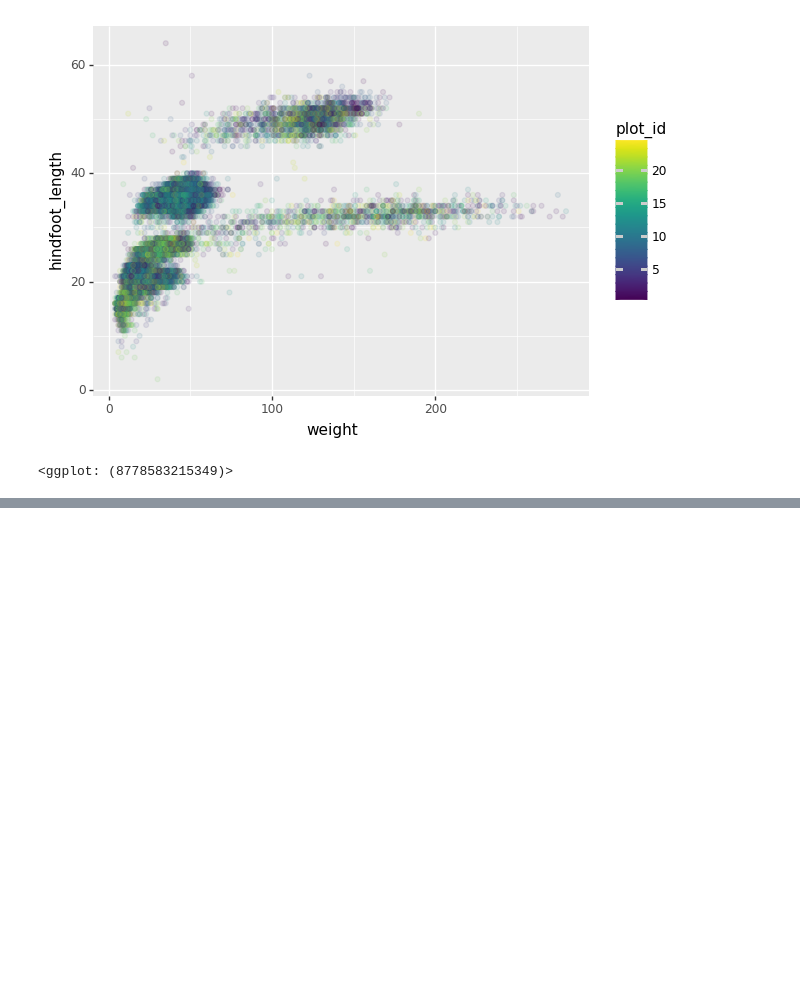
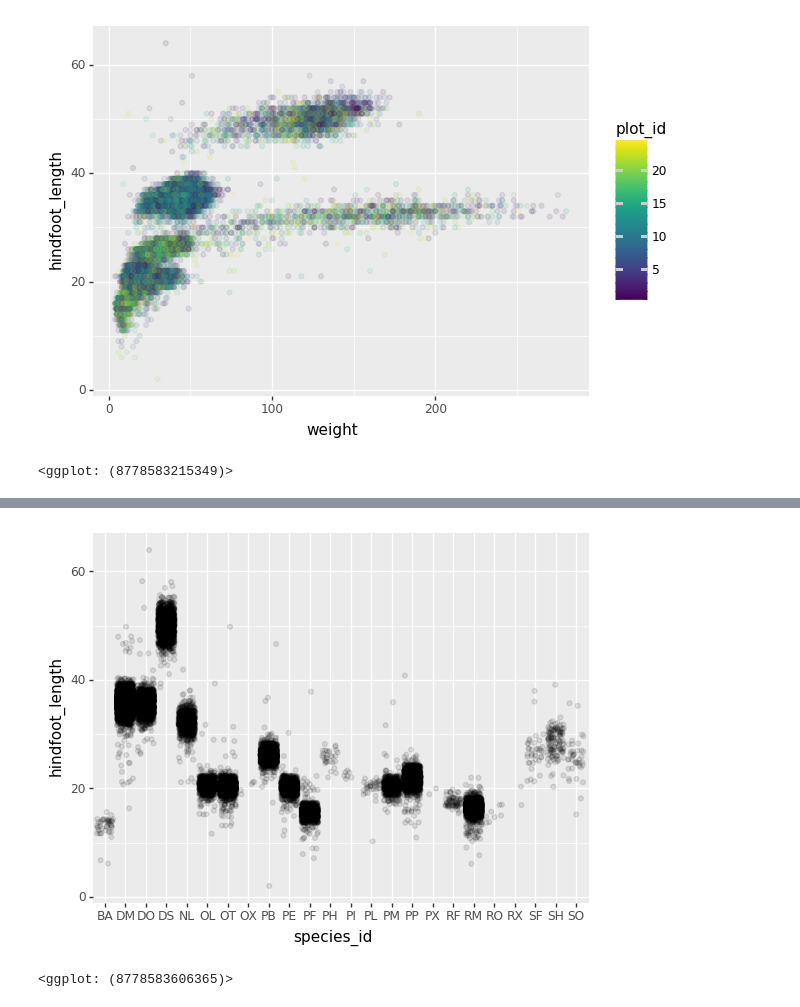
Before and after one commit to maglet/2020-fall-python-plotting, a Jupyter notebook: python-plotting.ipynb, the cells around one changed output, grey strips where cells are left out. Cells and saved outputs as stored; diff of their text form; code cells hidden in the pictures; blank space fills up the shorter version.

```diff
--- a/python-plotting.ipynb
+++ b/python-plotting.ipynb
@@ -86,0 +95,8 @@ p9.geom_point(alpha = 0.1))
+# %%
+(p9.ggplot(surveys_complete,
+            p9.aes(x = 'species_id',
+                   y = 'hindfoot_length')) +
+ p9.geom_jitter(alpha = 0.1))
+# %% [output]
+[figure, added]
+<ggplot: (8778583606365)>
```
Also changed, not shown: parts of 30 cells of this notebook, 16 other files.
